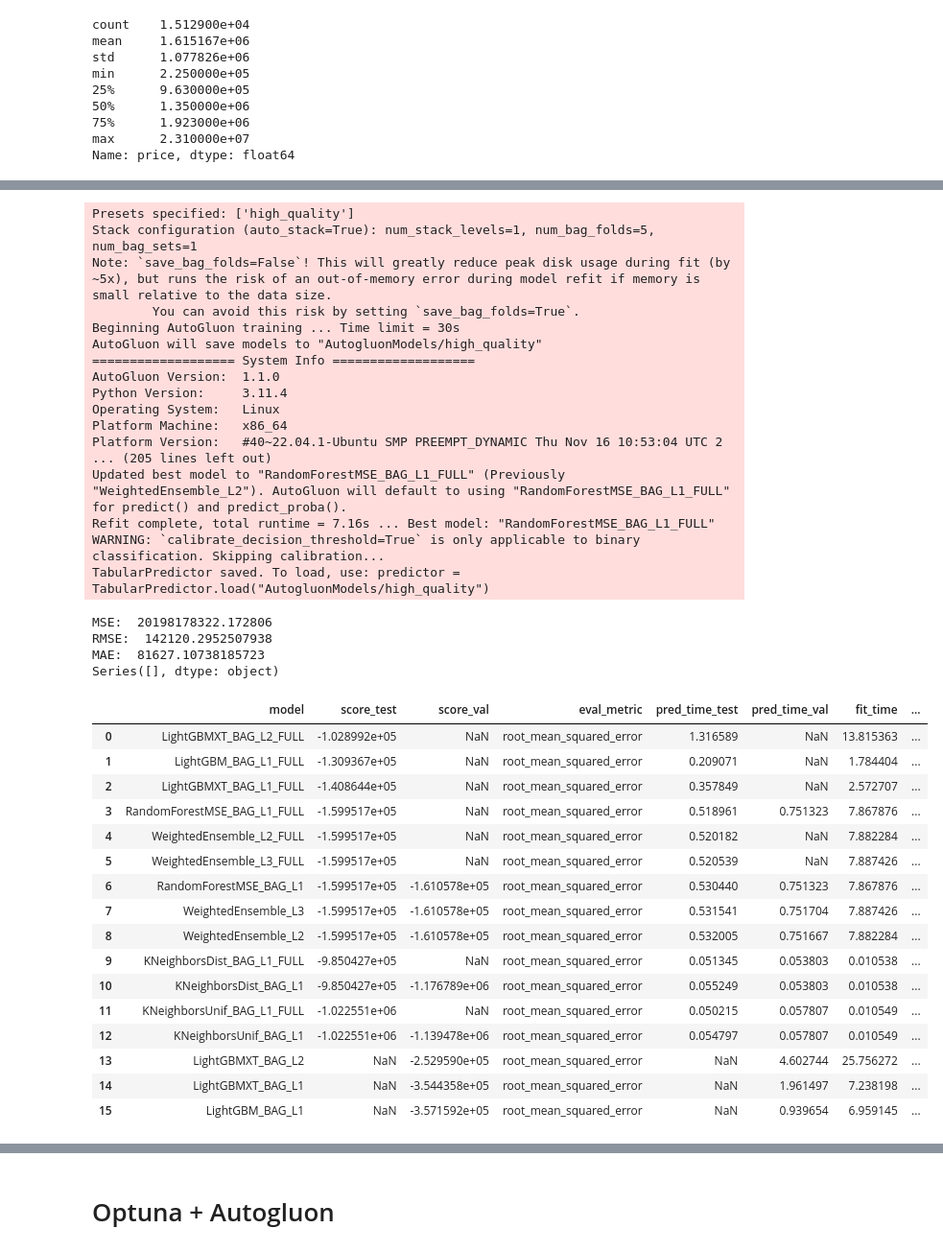
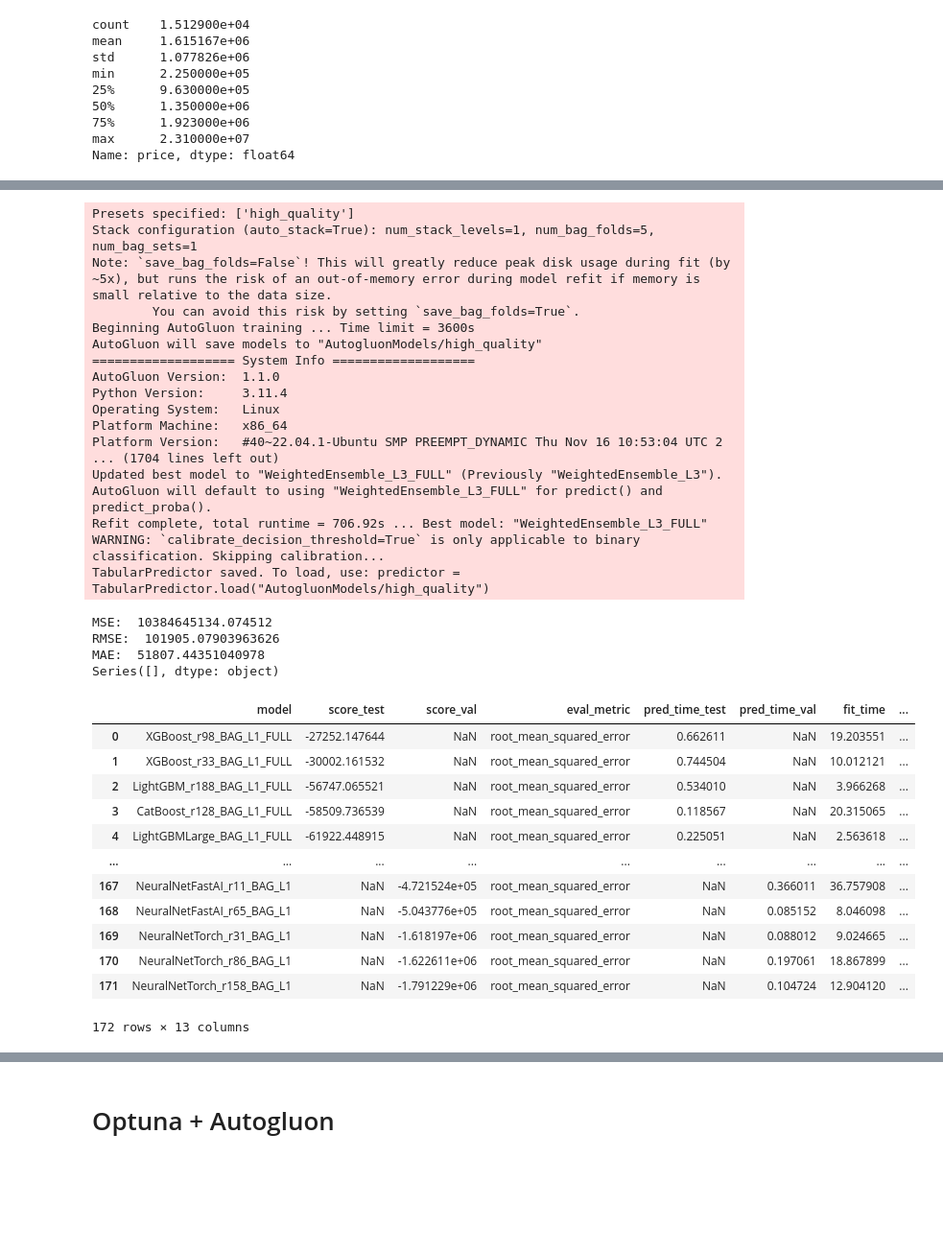
Before and after one commit to gmatheu/intive-interstellar-sales-showdown, a Jupyter notebook: interstellarchallenge-regression.ipynb, the cells around one changed output, grey strips where cells are left out. Shown: that part at 96% size. Cells and saved outputs as stored; diff of their text form; code cells hidden in the pictures; blank space fills up the shorter version.

```diff
--- a/interstellarchallenge-regression.ipynb
+++ b/interstellarchallenge-regression.ipynb
@@ -741,7 +736,7 @@ MAE:  375787.0019733329
 predictor = None
 
 time_limit = 3600
-TIME_LIMIT_BASE=30
+TIME_LIMIT_BASE=1800
 presets = "medium_quality"
 
 
@@ -776,7 +771,7 @@ def execute_autogluon(
             ld_autogluon,
             model,
             method="autogluon",
-            variant=presets,
+            variant=f"{presets}_{time_limit}s",
             y_pred=predictor.predict(
                 auto_ml_pipeline_feature_generator.transform(X=ld_autogluon.X_test)
             ),
@@ -855,43 +858,39 @@ medium_quality_predictor.leaderboard(ld_autogluon.train_data)
 # %%
-high_quality_predictor = execute_autogluon(presets="high_quality", time_limit=TIME_LIMIT_BASE)
+high_quality_predictor = execute_autogluon(presets="high_quality", time_limit=TIME_LIMIT_BASE * 2)
 high_quality_predictor.leaderboard(ld_autogluon.train_data)
 # %% [output]
 Presets specified: ['high_quality']
 Stack configuration (auto_stack=True): num_stack_levels=1, num_bag_folds=5, num_bag_sets=1
 Note: `save_bag_folds=False`! This will greatly reduce peak disk usage during fit (by ~5x), but runs the risk of an out-of-memory error during model refit if memory is small relative to the data size.
         You can avoid this risk by setting `save_bag_folds=True`.
-Beginning AutoGluon training ... Time limit = 30s
+Beginning AutoGluon training ... Time limit = 3600s
 AutoGluon will save models to "AutogluonModels/high_quality"
 =================== System Info ===================
 AutoGluon Version:  1.1.0
 Python Version:     3.11.4
 Operating System:   Linux
 Platform Machine:   x86_64
 Platform Version:   #40~22.04.1-Ubuntu SMP PREEMPT_DYNAMIC Thu Nov 16 10:53:04 UTC 2
-... (205 lines left out)
-Updated best model to "RandomForestMSE_BAG_L1_FULL" (Previously "WeightedEnsemble_L2"). AutoGluon will default to using "RandomForestMSE_BAG_L1_FULL" for predict() and predict_proba().
-Refit complete, total runtime = 7.16s ... Best model: "RandomForestMSE_BAG_L1_FULL"
+... (1704 lines left out)
+Updated best model to "WeightedEnsemble_L3_FULL" (Previously "WeightedEnsemble_L3"). AutoGluon will default to using "WeightedEnsemble_L3_FULL" for predict() and predict_proba().
+Refit complete, total runtime = 706.92s ... Best model: "WeightedEnsemble_L3_FULL"
 WARNING: `calibrate_decision_threshold=True` is only applicable to binary classification. Skipping calibration...
 TabularPredictor saved. To load, use: predictor = TabularPredictor.load("AutogluonModels/high_quality")
-MSE:  20198178322.172806
-RMSE:  142120.2952507938
-MAE:  81627.10738185723
+MSE:  10384645134.074512
+RMSE:  101905.07903963626
+MAE:  51807.44351040978
 Series([], dtype: object)
 |  | model | score_test | score_val | eval_metric | pred_time_test | pred_time_val | fit_time | ... |
-| 0 | LightGBMXT_BAG_L2_FULL | -1.028992e+05 | NaN | root_mean_squared_error | 1.316589 | NaN | 13.815363 | ... |
-| 1 | LightGBM_BAG_L1_FULL | -1.309367e+05 | NaN | root_mean_squared_error | 0.209071 | NaN | 1.784404 | ... |
-| 2 | LightGBMXT_BAG_L1_FULL | -1.408644e+05 | NaN | root_mean_squared_error | 0.357849 | NaN | 2.572707 | ... |
-| 3 | RandomForestMSE_BAG_L1_FULL | -1.599517e+05 | NaN | root_mean_squared_error | 0.518961 | 0.751323 | 7.867876 | ... |
-| 4 | WeightedEnsemble_L2_FULL | -1.599517e+05 | NaN | root_mean_squared_error | 0.520182 | NaN | 7.882284 | ... |
-| 5 | WeightedEnsemble_L3_FULL | -1.599517e+05 | NaN | root_mean_squared_error | 0.520539 | NaN | 7.887426 | ... |
-| 6 | RandomForestMSE_BAG_L1 | -1.599517e+05 | -1.610578e+05 | root_mean_squared_error | 0.530440 | 0.751323 | 7.867876 | ... |
-| 7 | WeightedEnsemble_L3 | -1.599517e+05 | -1.610578e+05 | root_mean_squared_error | 0.531541 | 0.751704 | 7.887426 | ... |
-| 8 | WeightedEnsemble_L2 | -1.599517e+05 | -1.610578e+05 | root_mean_squared_error | 0.532005 | 0.751667 | 7.882284 | ... |
-| 9 | KNeighborsDist_BAG_L1_FULL | -9.850427e+05 | NaN | root_mean_squared_error | 0.051345 | 0.053803 | 0.010538 | ... |
-| 10 | KNeighborsDist_BAG_L1 | -9.850427e+05 | -1.176789e+06 | root_mean_squared_error | 0.055249 | 0.053803 | 0.010538 | ... |
-| 11 | KNeighborsUnif_BAG_L1_FULL | -1.022551e+06 | NaN | root_mean_squared_error | 0.050215 | 0.057807 | 0.010549 | ... |
-| 12 | KNeighborsUnif_BAG_L1 | -1.022551e+06 | -1.139478e+06 | root_mean_squared_error | 0.054797 | 0.057807 | 0.010549 | ... |
-| 13 | LightGBMXT_BAG_L2 | NaN | -2.529590e+05 | root_mean_squared_error | NaN | 4.602744 | 25.756272 | ... |
-| 14 | LightGBMXT_BAG_L1 | NaN | -3.544358e+05 | root_mean_squared_error | NaN | 1.961497 | 7.238198 | ... |
-| 15 | LightGBM_BAG_L1 | NaN | -3.571592e+05 | root_mean_squared_error | NaN | 0.939654 | 6.959145 | ... |
+| 0 | XGBoost_r98_BAG_L1_FULL | -27252.147644 | NaN | root_mean_squared_error | 0.662611 | NaN | 19.203551 | ... |
+| 1 | XGBoost_r33_BAG_L1_FULL | -30002.161532 | NaN | root_mean_squared_error | 0.744504 | NaN | 10.012121 | ... |
+| 2 | LightGBM_r188_BAG_L1_FULL | -56747.065521 | NaN | root_mean_squared_error | 0.534010 | NaN | 3.966268 | ... |
+| 3 | CatBoost_r128_BAG_L1_FULL | -58509.736539 | NaN | root_mean_squared_error | 0.118567 | NaN | 20.315065 | ... |
+| 4 | LightGBMLarge_BAG_L1_FULL | -61922.448915 | NaN | root_mean_squared_error | 0.225051 | NaN | 2.563618 | ... |
+| ... | ... | ... | ... | ... | ... | ... | ... | ... |
+| 167 | NeuralNetFastAI_r11_BAG_L1 | NaN | -4.721524e+05 | root_mean_squared_error | NaN | 0.366011 | 36.757908 | ... |
+| 168 | NeuralNetFastAI_r65_BAG_L1 | NaN | -5.043776e+05 | root_mean_squared_error | NaN | 0.085152 | 8.046098 | ... |
+| 169 | NeuralNetTorch_r31_BAG_L1 | NaN | -1.618197e+06 | root_mean_squared_error | NaN | 0.088012 | 9.024665 | ... |
+| 170 | NeuralNetTorch_r86_BAG_L1 | NaN | -1.622611e+06 | root_mean_squared_error | NaN | 0.197061 | 18.867899 | ... |
+| 171 | NeuralNetTorch_r158_BAG_L1 | NaN | -1.791229e+06 | root_mean_squared_error | NaN | 0.104724 | 12.904120 | ... |
+172 rows × 13 columns
 # %%
```
Also changed, not shown: parts of 35 cells of this notebook, 3 other files.
